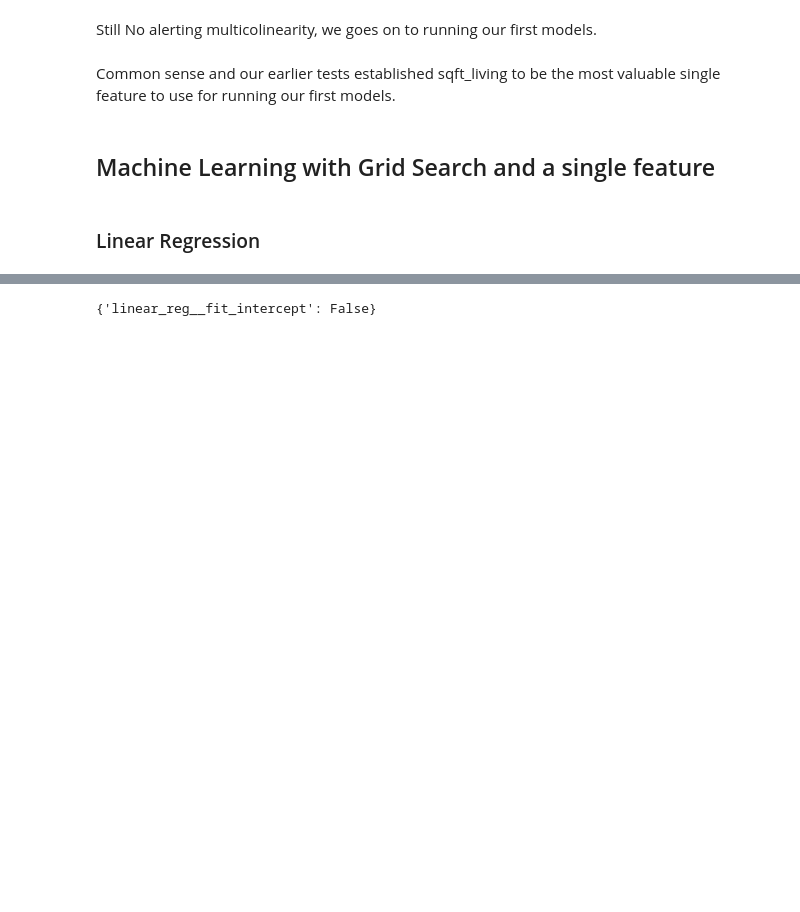
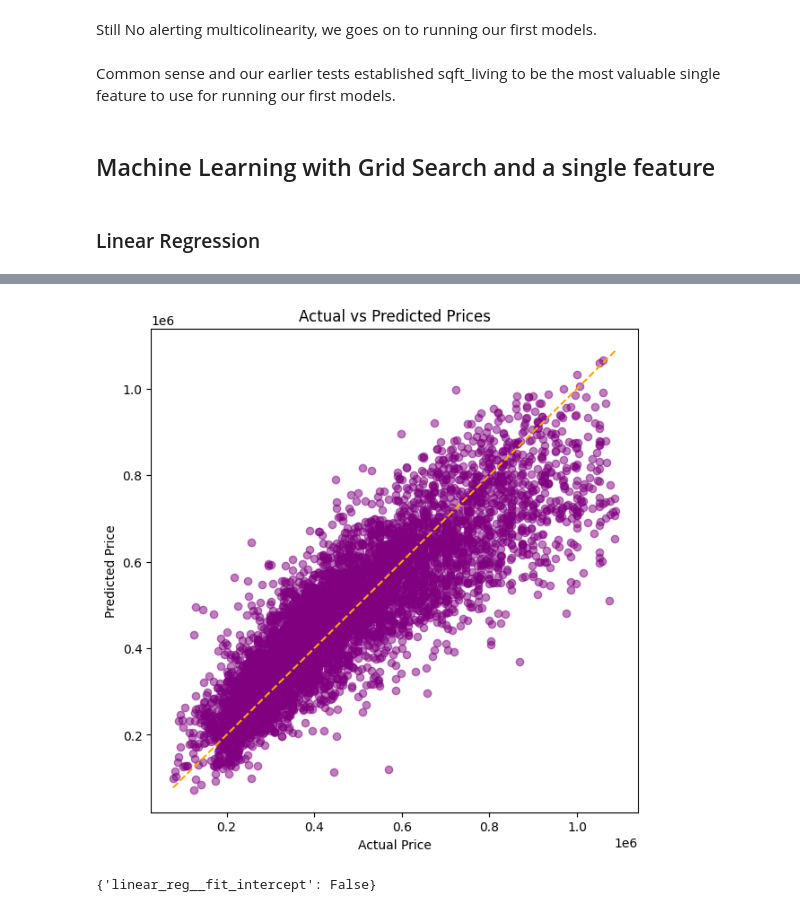
Before and after one commit to julienRactM/apartment-hunter, a Jupyter notebook: machine_learning_notebook.ipynb, the cells around one changed output, grey strips where cells are left out. Saved outputs shown, nothing was run; the diff lists cells and outputs as text; code cells hidden in the pictures; blank space fills up the shorter version.

```diff
--- a/machine_learning_notebook.ipynb
+++ b/machine_learning_notebook.ipynb
@@ -562,3 +610,13 @@ print(f"# Used features : {len(select_features) } - {select_features}") #/len(df
+# %%
+plt.figure(figsize=(7, 7))
+plt.scatter(y_test, predicted_price, color='purple',alpha=0.5)
+plt.plot([min(y_test), max(y_test)], [min(y_test), max(y_test)], color='orange', linestyle='--')
+plt.title('Actual vs Predicted Prices')
+plt.xlabel('Actual Price')
+plt.ylabel('Predicted Price')
+plt.show()
+# %% [output]
+[figure, added]
 # %%
 grid_search.best_params_
 # %% [output]
```
Also changed, not shown: parts of 34 cells of this notebook, 20 other files.
